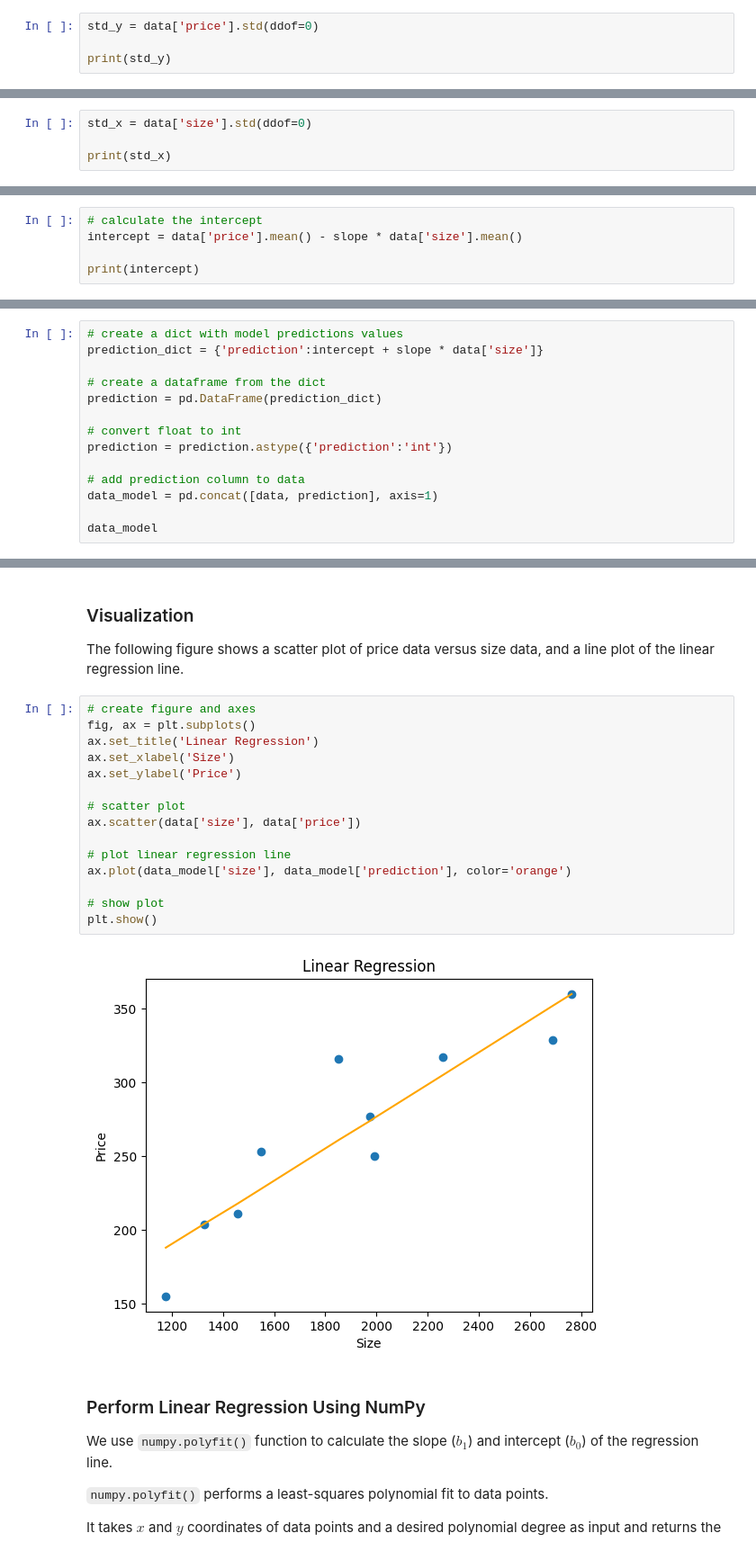
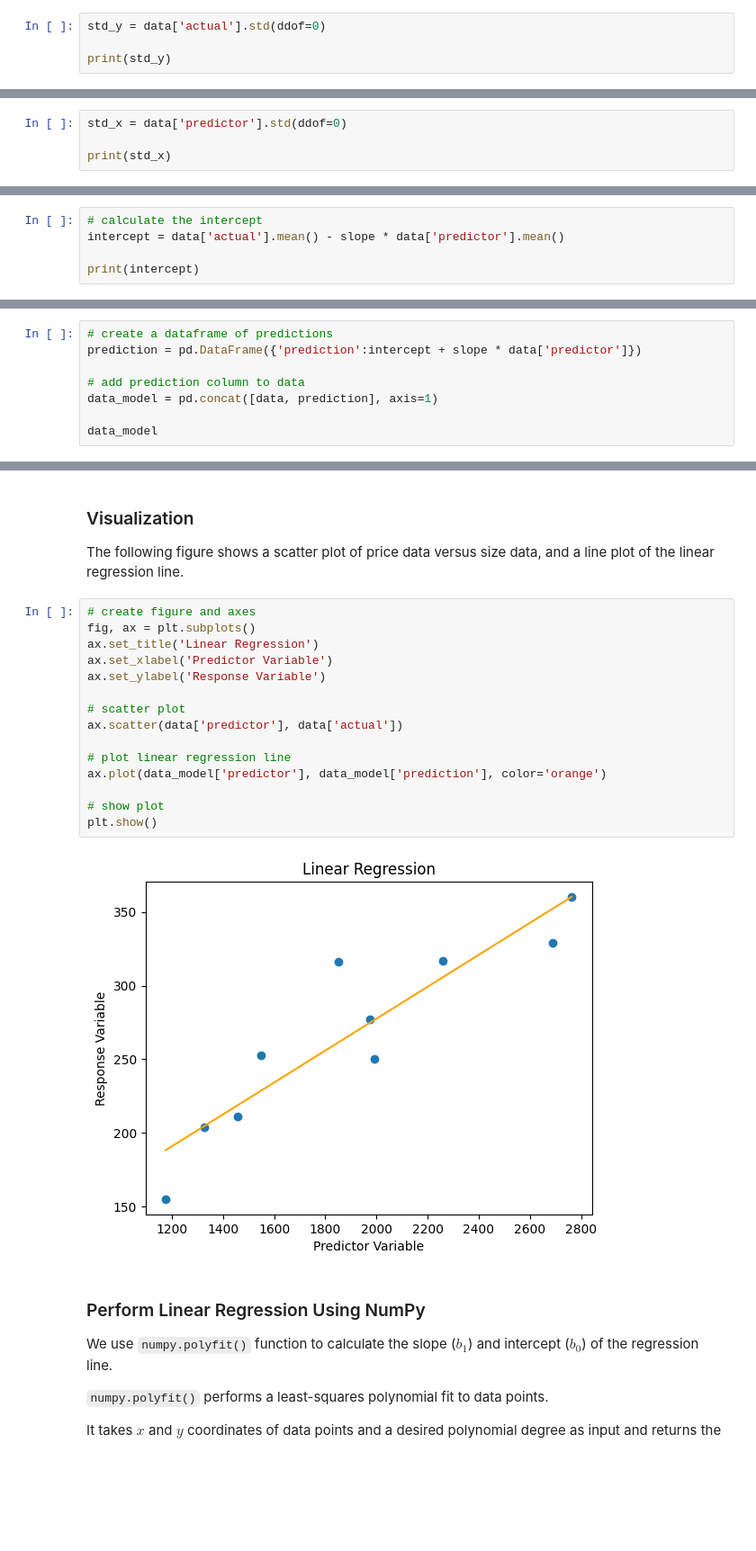
Before and after one commit to tariqzahratahdi/MachineLearning, a Jupyter notebook: course_machine_learning_simple_linear_regression.ipynb, the cells around one changed output, grey strips where cells are left out. Shown at 90% size. Saved outputs shown, nothing was run; the diff lists cells and outputs as text; blank space fills up the shorter version.

```diff
--- a/course_machine_learning_simple_linear_regression.ipynb
+++ b/course_machine_learning_simple_linear_regression.ipynb
@@ -93,7 +111,7 @@ We use the pandas `pandas.std()` method to calculate the standard deviation and
 
 Standard deviation of the response variable (price):
 # %%
-std_y = data['price'].std(ddof=0)
+std_y = data['actual'].std(ddof=0)
 
 print(std_y)
 # %% [output]
@@ -101,7 +119,7 @@ print(std_y)
 # %% [markdown]
 Standard deviation of the predictor variable(size):
 # %%
-std_x = data['size'].std(ddof=0)
+std_x = data['predictor'].std(ddof=0)
 
 print(std_x)
 # %% [output]
@@ -131,7 +149,7 @@ where
 * $\bar{x}$ is the mean of the variable $x$.
 # %%
 # calculate the intercept
-intercept = data['price'].mean() - slope * data['size'].mean()
+intercept = data['actual'].mean() - slope * data['predictor'].mean()
 
 print(intercept)
 # %% [output]
@@ -139,14 +157,8 @@ print(intercept)
 # %% [markdown]
 ### Make Predictions
 # %%
-# create a dict with model predictions values
-prediction_dict = {'prediction':intercept + slope * data['size']}
-
-# create a dataframe from the dict
-prediction = pd.DataFrame(prediction_dict)
-
-# convert float to int
-prediction = prediction.astype({'prediction':'int'})
+# create a dataframe of predictions
+prediction = pd.DataFrame({'prediction':intercept + slope * data['predictor']})
 
 # add prediction column to data
 data_model = pd.concat([data, prediction], axis=1)
@@ -171,20 +183,20 @@ The following figure shows a scatter plot of price data versus size data, and a
 # %%
 # create figure and axes
 fig, ax = plt.subplots()
 ax.set_title('Linear Regression')
-ax.set_xlabel('Size')
-ax.set_ylabel('Price')
+ax.set_xlabel('Predictor Variable')
+ax.set_ylabel('Response Variable')
 
 # scatter plot
-ax.scatter(data['size'], data['price'])
+ax.scatter(data['predictor'], data['actual'])
 
 # plot linear regression line
-ax.plot(data_model['size'], data_model['prediction'], color='orange')
+ax.plot(data_model['predictor'], data_model['prediction'], color='orange')
 
 # show plot
 plt.show()
 # %% [output]
-[figure, old version]
+[figure, new version]
 # %% [markdown]
 ### Perform Linear Regression Using NumPy
 
```
Also changed, not shown: parts of 8 cells of this notebook.
